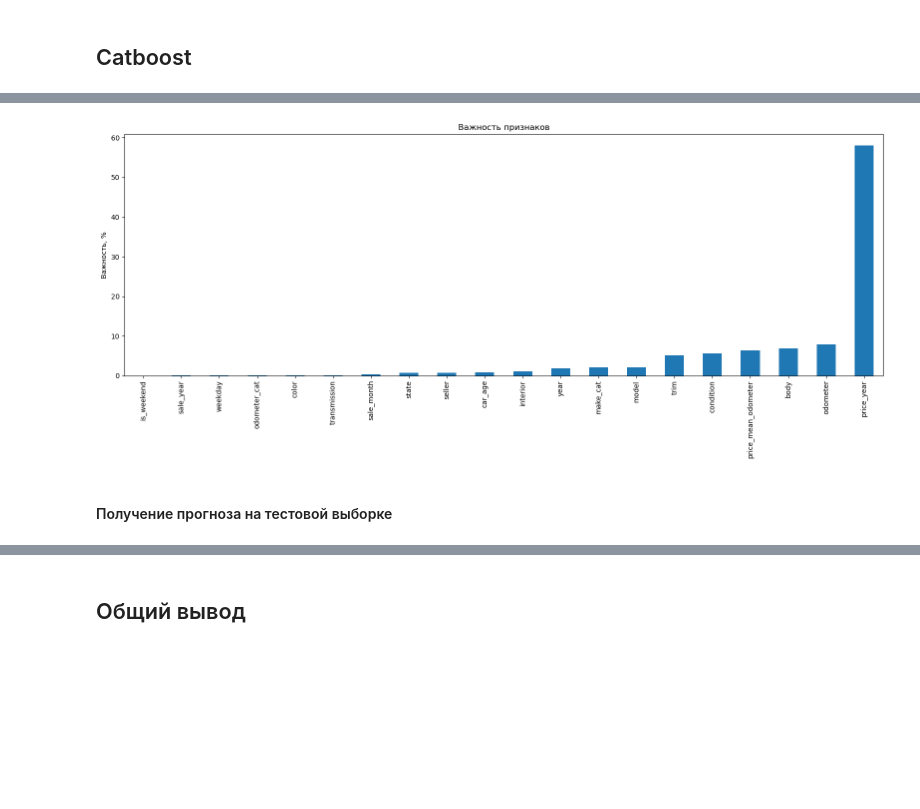
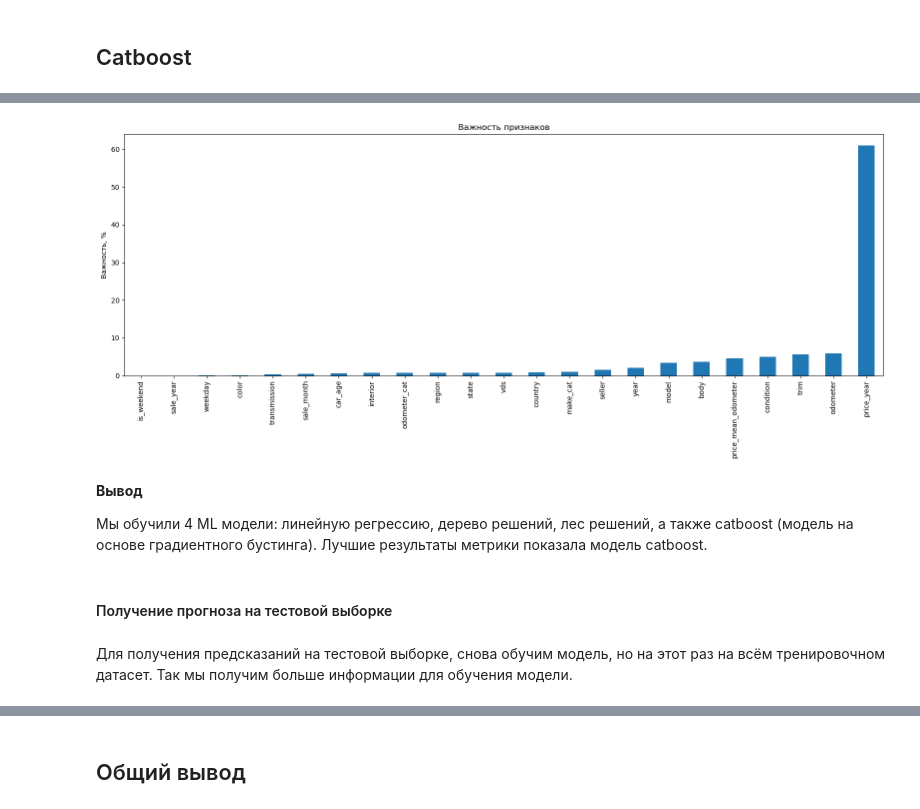
Before and after one commit to Ekaterina-Ann/used-cars-price-prediction, a Jupyter notebook: used-cars-price-prediction.ipynb, the cells around one changed output, grey strips where cells are left out. Cells and saved outputs as stored; diff of their text form; code cells hidden in the pictures; blank space fills up the shorter version.

```diff
--- a/used-cars-price-prediction.ipynb
+++ b/used-cars-price-prediction.ipynb
@@ -1221,4 +1240,4 @@ fig.tight_layout()
 # %%
-# %%timeit
-# grid = GridSearchCV(reg, parametrs, cv=5)
-# grid.fit(features_train_encoded, target_train)
+%%timeit
+grid = GridSearchCV(reg, parametrs, cv=5)
+grid.fit(features_train_encoded, target_train)
@@ -1249,9 +1264,11 @@ fig.tight_layout()
 train_data = features_train
 train_label = target_train
 test_data = features_valid
+# %%
+cat_features=['model', 'trim', 'body', 'transmission', 'state', 'color', 'interior', 'seller', 'country', 'region', 'vds']
 # %%
 train_pool = Pool(train_data,
                   train_label,
-                  cat_features=['model', 'trim', 'body', 'transmission', 'state', 'color', 'interior', 'seller'])
+                  cat_features=cat_features)
 test_pool = Pool(test_data,
-                 cat_features=['model', 'trim', 'body', 'transmission', 'state', 'color', 'interior', 'seller'])
+                 cat_features=cat_features)
@@ -1270,2 +1274,0 @@ model = CatBoostRegressor(iterations=100,
-# %%
-model.fit(train_pool);
@@ -1296,12 +1287,18 @@ mape(target_valid, preds)
 # %%
-cat_imp = pd.Series(model.get_feature_importance(),
+cat_imp = pd.Series(cat.get_feature_importance(),
                          features_train.columns).sort_values()
 fig, ax = plt.subplots(figsize=(16,7))
 cat_imp.plot.bar(ax=ax)
 ax.set_title("Важность признаков")
 ax.set_ylabel('Важность, %')
 fig.tight_layout()
 # %% [output]
-[figure, old version]
+[figure, new version]
+# %% [markdown]
+**Вывод**
+
+Мы обучили 4 ML модели: линейную регрессию, дерево решений, лес решений, а также catboost (модель на основе градиентного бустинга). Лучшие результаты метрики показала модель catboost.
 # %% [markdown]
 #### Получение прогноза на тестовой выборке
+# %% [markdown]
+Для получения предсказаний на тестовой выборке, снова обучим модель, но на этот раз на всём тренировочном датасет. Так мы получим больше информации для обучения модели.
```
Also changed, not shown: parts of 150 cells of this notebook.
